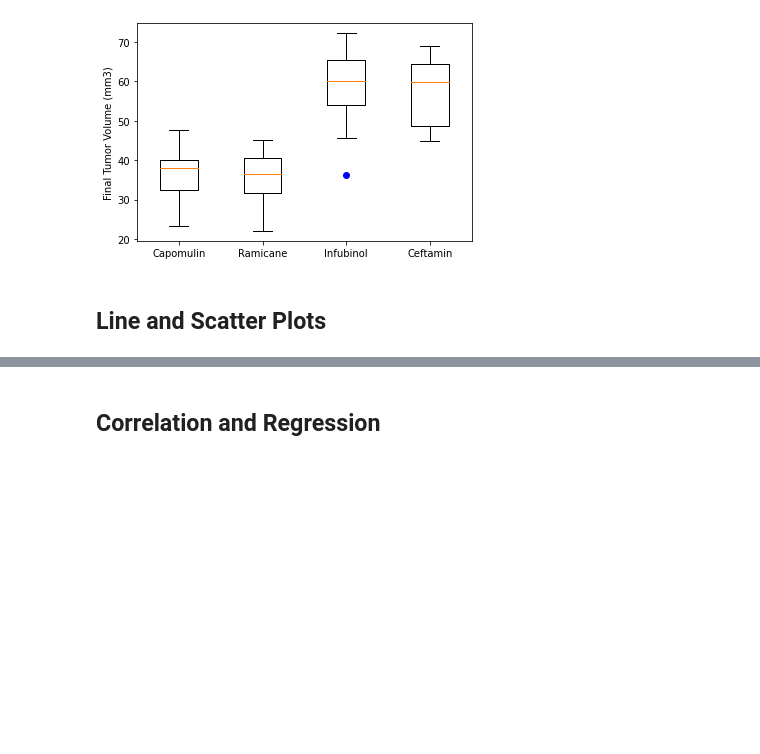
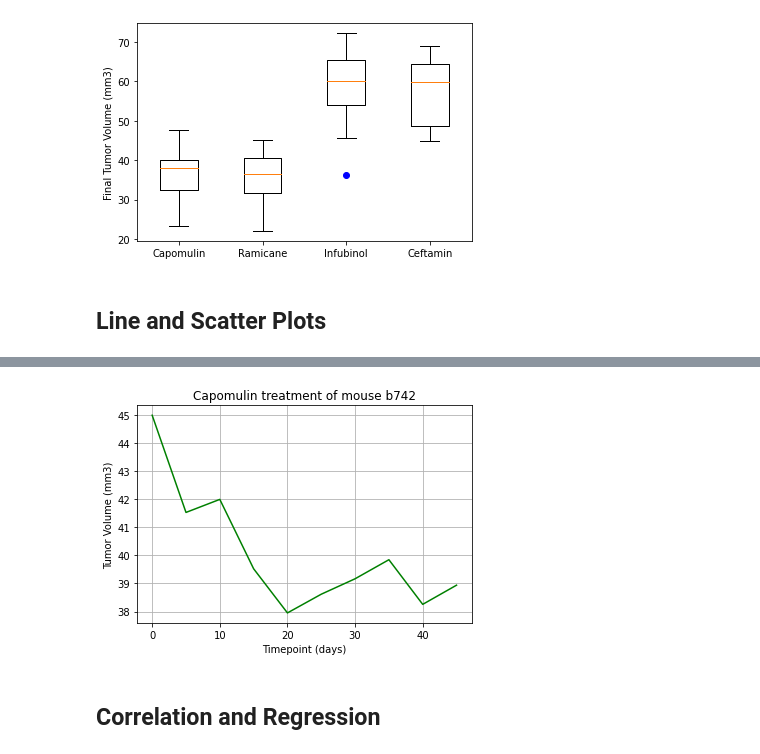
Before and after one commit to DasaSimo/Matplotlib-challenge, a Jupyter notebook: Pymaceuticals/pymaceuticals.ipynb, the cells around one changed output, grey strips where cells are left out. Cells and saved outputs as stored; diff of their text form; code cells hidden in the pictures; blank space fills up the shorter version.

Commit message:
line plot added

```diff
--- a/Pymaceuticals/pymaceuticals.ipynb
+++ b/Pymaceuticals/pymaceuticals.ipynb
@@ -459,3 +459,11 @@ plt.show()
 ## Line and Scatter Plots
 # %%
 # Generate a line plot of tumor volume vs. time point for a mouse treated with Capomulin
+
+reset_data.head(20)
+#setting test mouse
+test_mouse = "b742"
+one_mouse_ind_df = reset_data.set_index(["Mouse ID"])
+one_mouse_ind_df
+one_mouse_df = one_mouse_ind_df.loc[test_mouse]
+one_mouse_df
@@ -462,3 +483,17 @@ plt.show()
+# %%
+#line plot
+time = len(one_mouse_df)
+x = one_mouse_df["Timepoint"]
+y = one_mouse_df["Tumor Volume (mm3)"]
+
+plot_mouse, = plt.plot(x, y, color="green")
+plt.title("Capomulin treatment of mouse " + test_mouse)
+plt.xlabel("Timepoint (days)")
+plt.ylabel("Tumor Volume (mm3)")
+plt.grid()
+plt.show()
+# %% [output]
+[figure, added]
 # %%
 # Generate a scatter plot of average tumor volume vs. mouse weight for the Capomulin regimen
 # %% [markdown]
```
Also changed, not shown: parts of 1 cell of this notebook.
